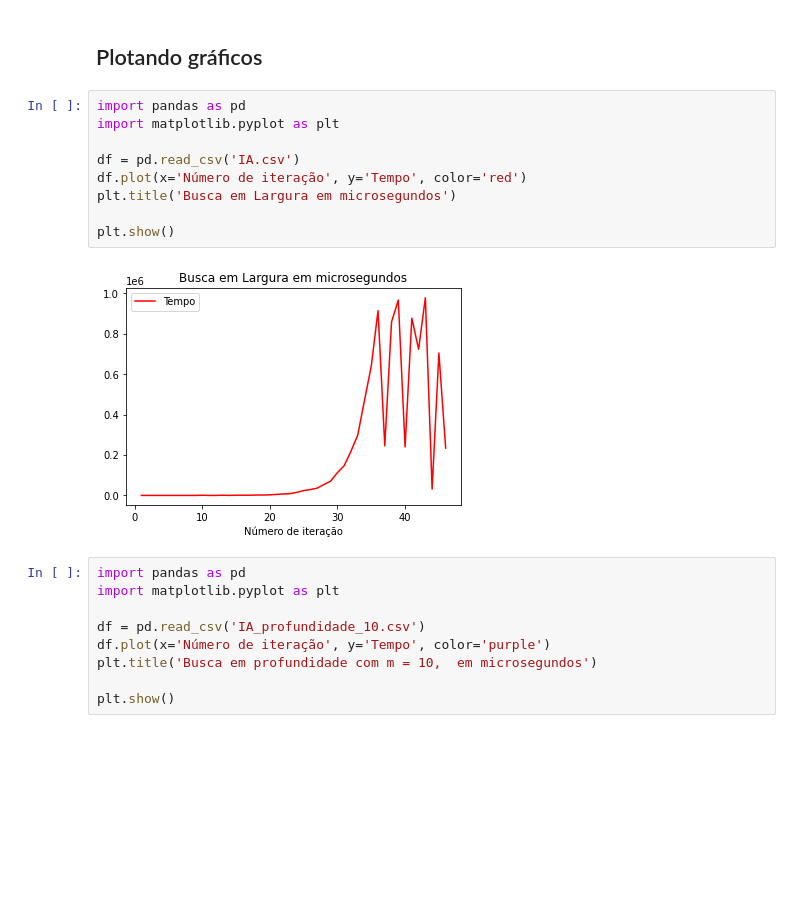
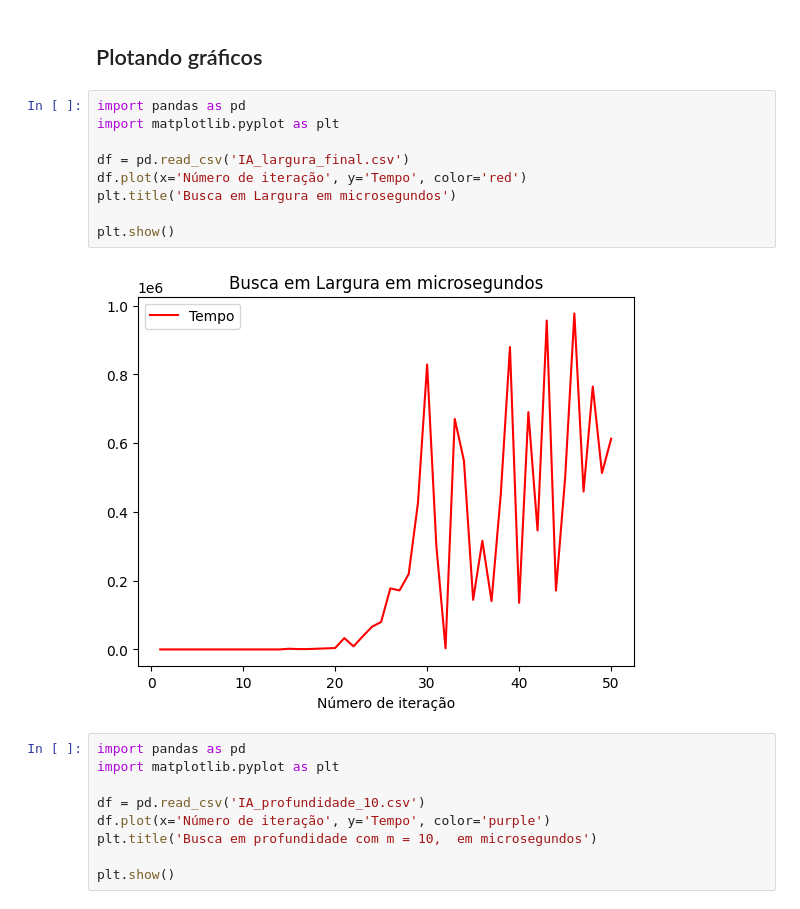
Before and after one commit to Eduardosmb/ia-exs, a Jupyter notebook: main.ipynb, the cells around one changed output. Cells and saved outputs as stored; diff of their text form; blank space fills up the shorter version.

```diff
--- a/main.ipynb
+++ b/main.ipynb
@@ -348,14 +348,14 @@ df_profundidade_100
 # %%
 import pandas as pd
 import matplotlib.pyplot as plt
 
-df = pd.read_csv('IA.csv')
+df = pd.read_csv('IA_largura_final.csv')
 df.plot(x='Número de iteração', y='Tempo', color='red')
 plt.title('Busca em Largura em microsegundos')
 
 plt.show()
 # %% [output]
-[figure, old version]
+[figure, new version]
 # %%
 import pandas as pd
 import matplotlib.pyplot as plt
```
Also changed, not shown: parts of 3 cells of this notebook, 1 other file.
